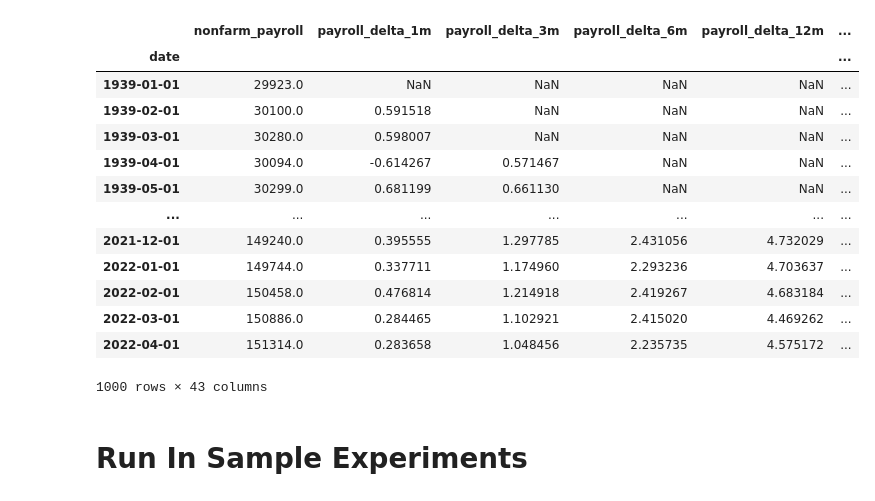
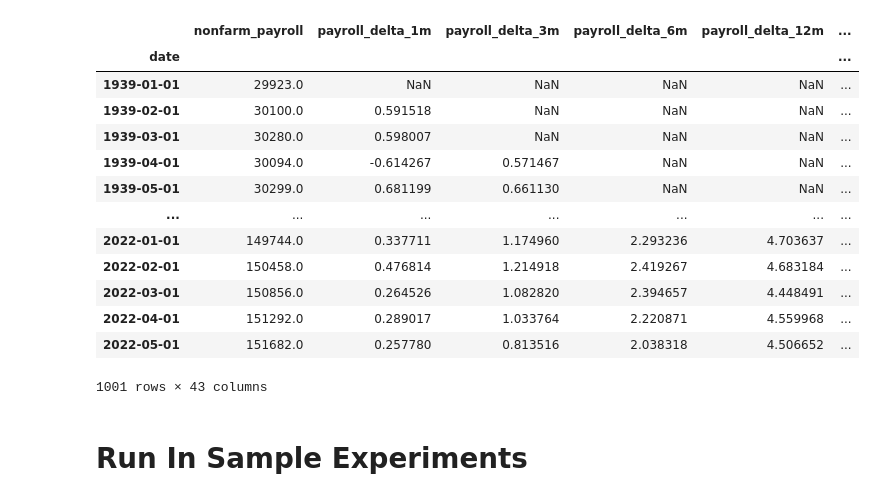
Before and after one commit to KayleeZhu/recession_prediction, a Jupyter notebook: model_performance.ipynb, the cells around one changed output. Cells and saved outputs as stored; diff of their text form; code cells hidden in the pictures.

```diff
--- a/model_performance.ipynb
+++ b/model_performance.ipynb
@@ -12,21 +15,21 @@ import experiment
 # %%
-all_df = pd.read_csv('data_folder/data/all_data.csv').set_index('date')
+all_df = pd.read_csv('all_data.csv').set_index('date')
 all_df
 # %% [output]
 |  | nonfarm_payroll | payroll_delta_1m | payroll_delta_3m | payroll_delta_6m | payroll_delta_12m | ... |
 | date |  |  |  |  |  | ... |
 | 1939-01-01 | 29923.0 | NaN | NaN | NaN | NaN | ... |
 | 1939-02-01 | 30100.0 | 0.591518 | NaN | NaN | NaN | ... |
 | 1939-03-01 | 30280.0 | 0.598007 | NaN | NaN | NaN | ... |
 | 1939-04-01 | 30094.0 | -0.614267 | 0.571467 | NaN | NaN | ... |
 | 1939-05-01 | 30299.0 | 0.681199 | 0.661130 | NaN | NaN | ... |
 | ... | ... | ... | ... | ... | ... | ... |
-| 2021-12-01 | 149240.0 | 0.395555 | 1.297785 | 2.431056 | 4.732029 | ... |
 | 2022-01-01 | 149744.0 | 0.337711 | 1.174960 | 2.293236 | 4.703637 | ... |
 | 2022-02-01 | 150458.0 | 0.476814 | 1.214918 | 2.419267 | 4.683184 | ... |
-| 2022-03-01 | 150886.0 | 0.284465 | 1.102921 | 2.415020 | 4.469262 | ... |
-| 2022-04-01 | 151314.0 | 0.283658 | 1.048456 | 2.235735 | 4.575172 | ... |
+| 2022-03-01 | 150856.0 | 0.264526 | 1.082820 | 2.394657 | 4.448491 | ... |
+| 2022-04-01 | 151292.0 | 0.289017 | 1.033764 | 2.220871 | 4.559968 | ... |
+| 2022-05-01 | 151682.0 | 0.257780 | 0.813516 | 2.038318 | 4.506652 | ... |
-1000 rows × 43 columns
+1001 rows × 43 columns
 # %% [markdown]
 # Run In Sample Experiments
 # %% [markdown]
```
Also changed, not shown: parts of 34 cells of this notebook, 5 other files.
